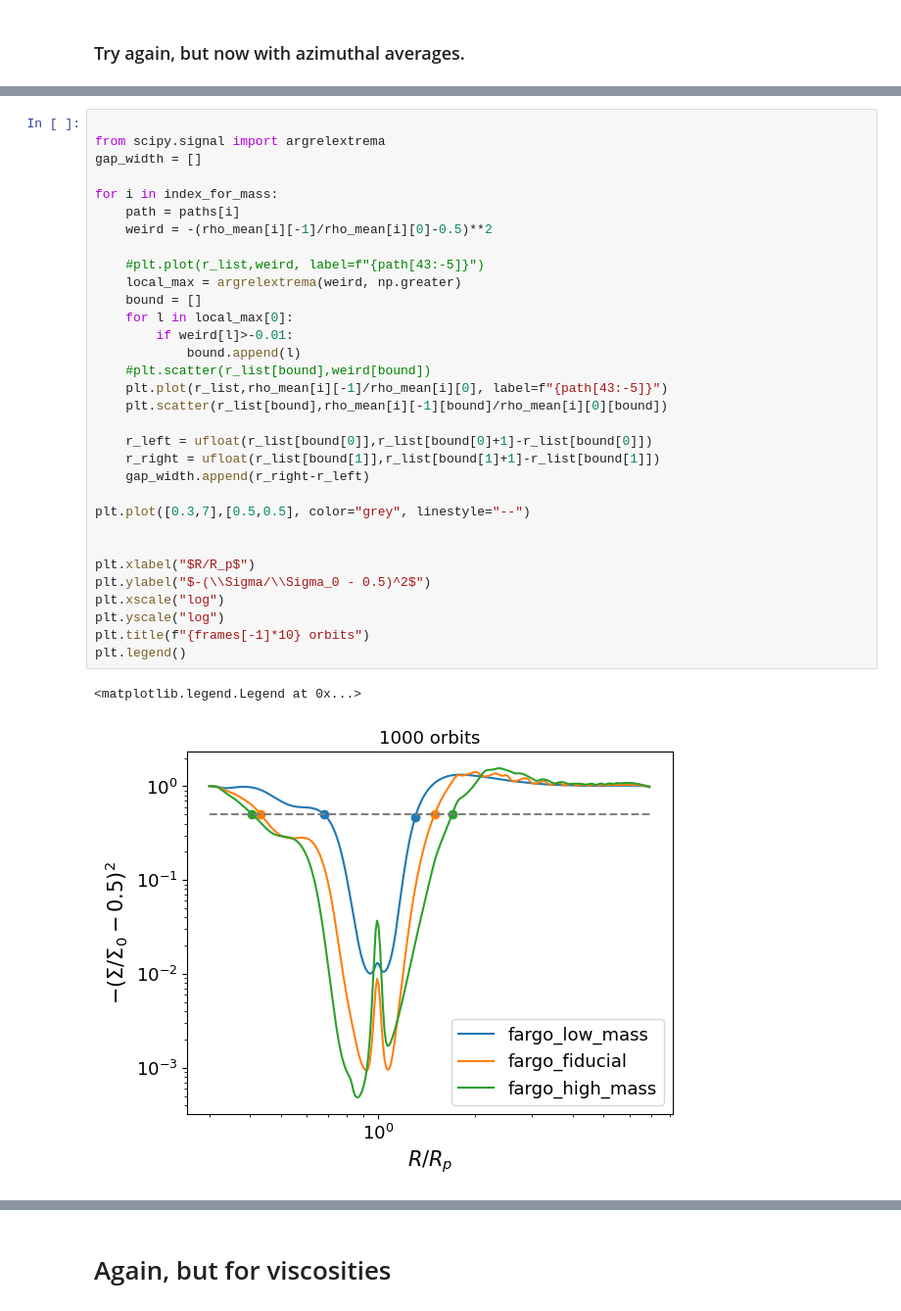
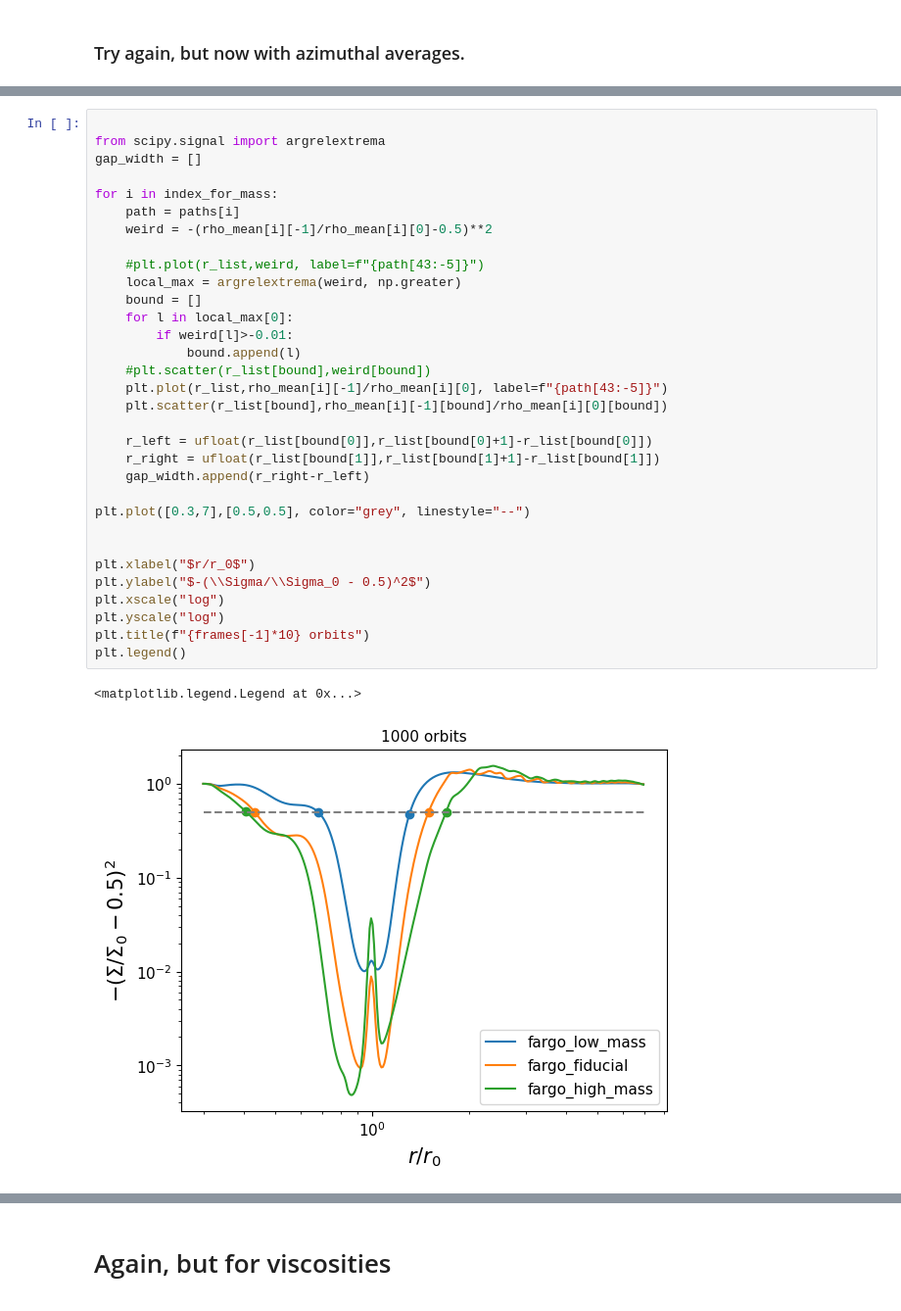
Before and after one commit to CatharinaHock/Bachelor_thesis_home, a Jupyter notebook: jupyter notebooks/thesis_suited_plots_maybe/radmc3d_sims/gap_width_.ipynb, the cells around one changed output, grey strips where cells are left out. Shown at 98% size. Cells and saved outputs as stored; diff of their text form.

```diff
--- a/jupyter notebooks/thesis_suited_plots_maybe/radmc3d_sims/gap_width_.ipynb
+++ b/jupyter notebooks/thesis_suited_plots_maybe/radmc3d_sims/gap_width_.ipynb
@@ -318,35 +318,35 @@ from scipy.signal import argrelextrema
 gap_width = []
 
 for i in index_for_mass:
     path = paths[i]
     weird = -(rho_mean[i][-1]/rho_mean[i][0]-0.5)**2
 
     #plt.plot(r_list,weird, label=f"{path[43:-5]}")
     local_max = argrelextrema(weird, np.greater)
     bound = []
     for l in local_max[0]:
         if weird[l]>-0.01:
             bound.append(l)
     #plt.scatter(r_list[bound],weird[bound])
     plt.plot(r_list,rho_mean[i][-1]/rho_mean[i][0], label=f"{path[43:-5]}")
     plt.scatter(r_list[bound],rho_mean[i][-1][bound]/rho_mean[i][0][bound])
 
     r_left = ufloat(r_list[bound[0]],r_list[bound[0]+1]-r_list[bound[0]])
     r_right = ufloat(r_list[bound[1]],r_list[bound[1]+1]-r_list[bound[1]])
     gap_width.append(r_right-r_left)
 
 plt.plot([0.3,7],[0.5,0.5], color="grey", linestyle="--")
 
 
-plt.xlabel("$R/R_p$")
+plt.xlabel("$r/r_0$")
 plt.ylabel("$-(\\Sigma/\\Sigma_0 - 0.5)^2$")
 plt.xscale("log")
 plt.yscale("log")
 plt.title(f"{frames[-1]*10} orbits")
 plt.legend()
 # %% [output]
 <matplotlib.legend.Legend at 0x...>
-[figure, old version]
+[figure, new version]
 # %%
 
 gap_width_sign_change = []
```
Also changed, not shown: parts of 22 cells of this notebook, 33 other files.
